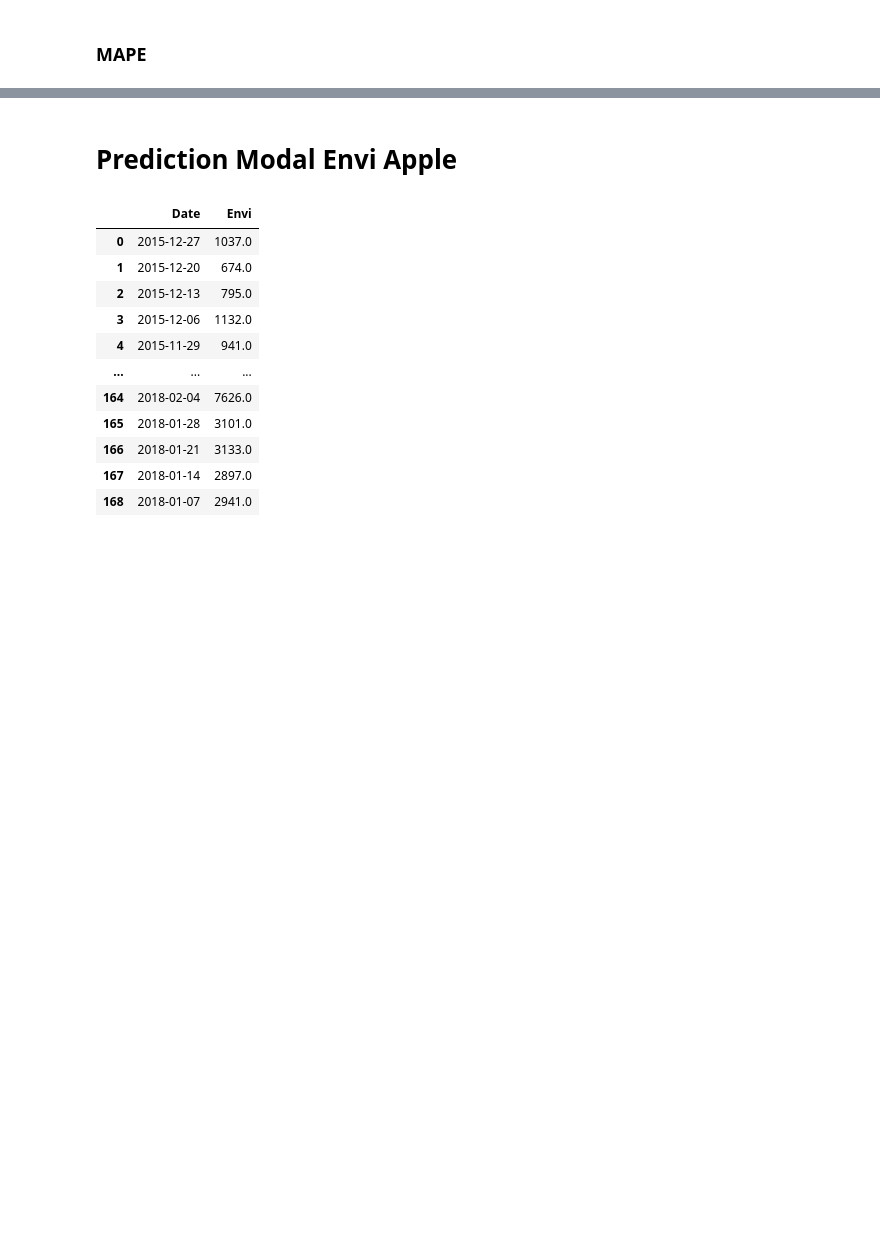
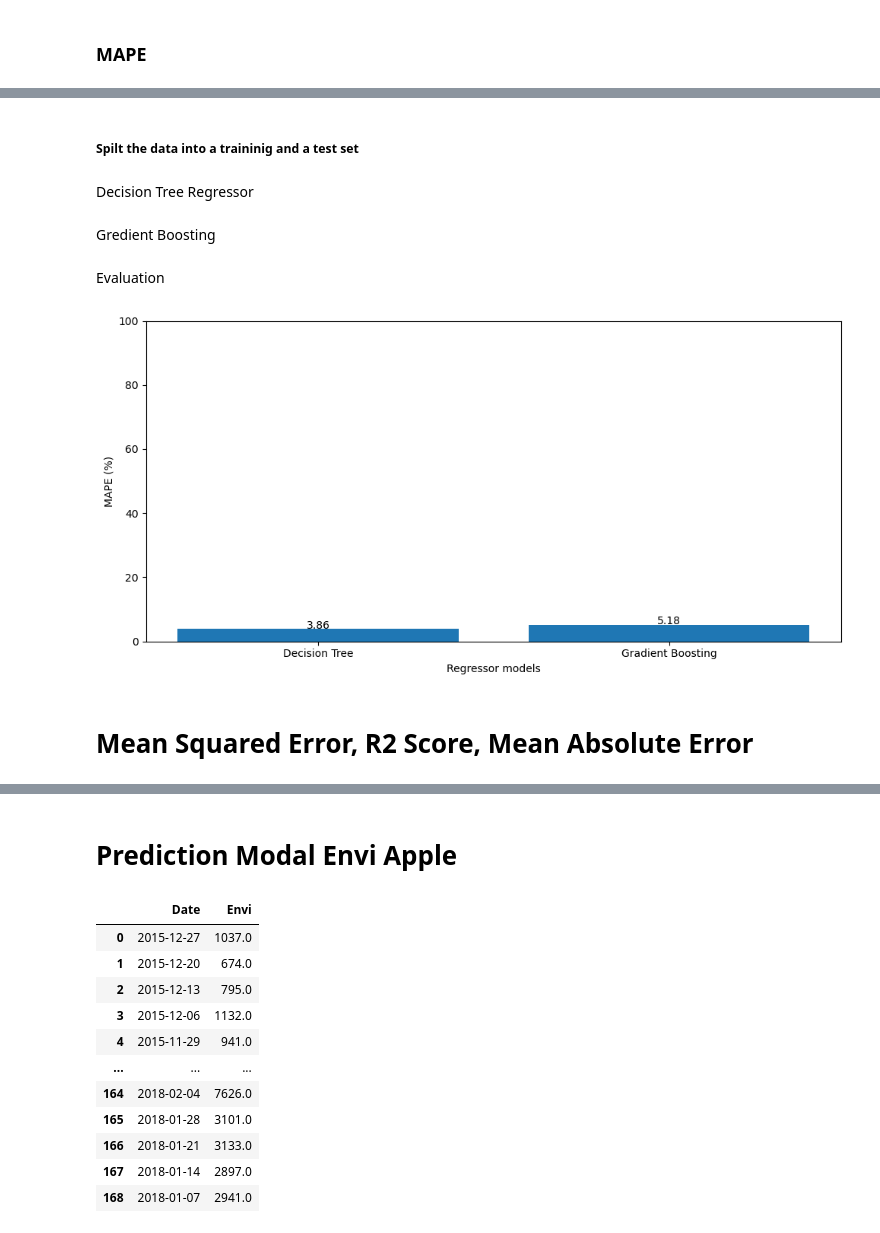
Before and after one commit to Ratchaphon1412/ai-project, a Jupyter notebook: Mini_Project_2_Main.ipynb, the cells around one changed output, grey strips where cells are left out. Drawn from its saved outputs; the diff is of its cells as text; code cells hidden in the pictures; blank space fills up the shorter version.

```diff
--- a/Mini_Project_2_Main.ipynb
+++ b/Mini_Project_2_Main.ipynb
@@ -160,2 +195,0 @@ gala
-# %%
-gala['baseline_pred'] = gala['Gala']
@@ -450,0 +239,15 @@ plt.tight_layout()
+# %%
+def window_input(window_length: int, data: pd.DataFrame) ->pd.DataFrame:
+    df= data.copy()
+    i = 1
+    while i < window_length:
+        df[f'x_{i}'] = df['Date'].shift(-i)
+        i = i + 1
+    if i == window_length:
+        df['y'] = df['Date'].shift(-i)
+# Drop rows where there is a NaN
+    df= df.dropna(axis=0)
+    return df
+# %%
+new_gala = window_input(5, gala)
+new_gala
@@ -450,0 +268,9 @@ plt.tight_layout()
+# %% [markdown]
+##### Spilt the data into a traininig and a test set
+# %%
+X = new_gala[['Gala', 'x_1', 'x_2', 'x_3', 'x_4']].values
+y = new_gala['Gala'].values
+
+X_train,  X_test, y_train, y_test = train_test_split(X, y, test_size=0.3, random_state=320, shuffle=False)
+# %% [markdown]
+Decision Tree Regressor
@@ -450,0 +281,2 @@ plt.tight_layout()
+# %% [markdown]
+Gredient Boosting
@@ -450,0 +287,27 @@ plt.tight_layout()
+# %% [markdown]
+Evaluation
+# %%
+dt_5_mape = mape(y_test, dt_reg_5_pred)
+gbr_5_mape = mape(y_test, gbr_5_pred)
+
+x = [ 'Decision Tree', 'Gradient Boosting']
+y = [ dt_5_mape, gbr_5_mape]
+
+
+fig, ax = plt.subplots(figsize=(10, 5))
+
+ax.bar(x, y, width=0.8)
+ax.set_xlabel('Regressor models')
+ax.set_ylabel('MAPE (%)')
+ax.set_ylim(0, 100)
+
+for index, value in enumerate(y):
+    plt.text(x=index, y=value + 0.1, s=str(value), ha='center')
+
+plt.tight_layout()
+
+plt.show()
+# %% [output]
+[figure, added]
+# %% [markdown]
+# Mean Squared Error, R2 Score, Mean Absolute Error
```
Also changed, not shown: parts of 84 cells of this notebook, 2 other files.
